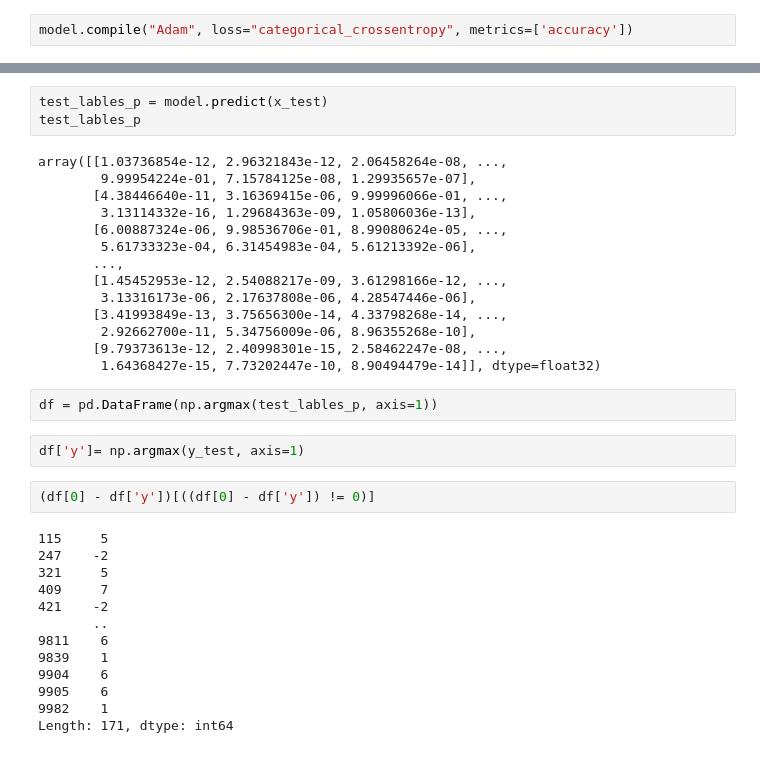
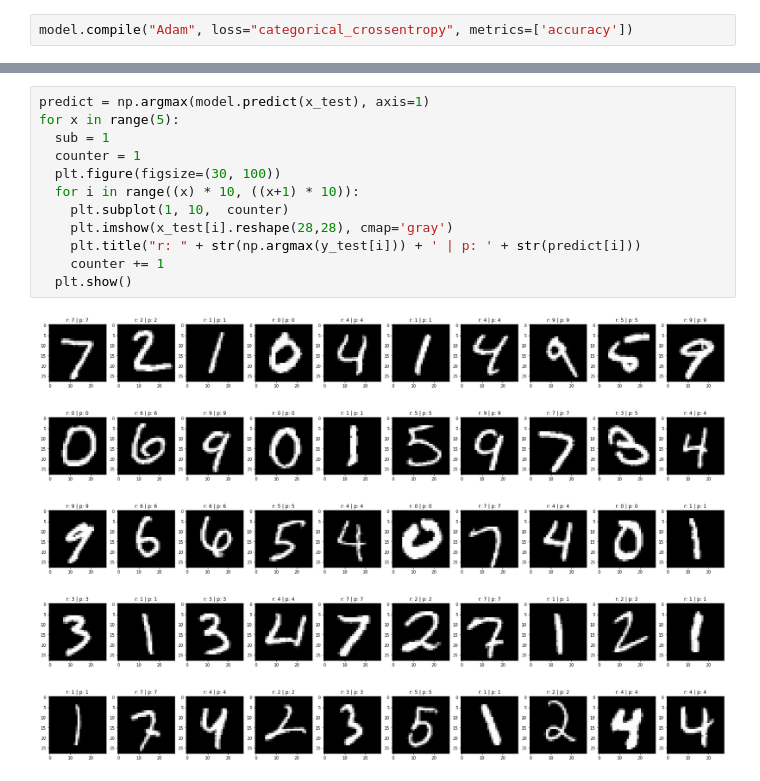
Before and after one commit to Dragon-Born/ML, a Jupyter notebook: Deep Learning/CNN/CNN_mnist.ipynb, the cells around one changed output, grey strips where cells are left out. Drawn from its saved outputs; the diff is of its cells as text.

```diff
--- a/Deep Learning/CNN/CNN_mnist.ipynb
+++ b/Deep Learning/CNN/CNN_mnist.ipynb
@@ -96,36 +100,18 @@ plt.show()
-# %%
-test_lables_p = model.predict(x_test)
-test_lables_p
-# %% [output]
-array([[1.03736854e-12, 2.96321843e-12, 2.06458264e-08, ...,
-        9.99954224e-01, 7.15784125e-08, 1.29935657e-07],
-       [4.38446640e-11, 3.16369415e-06, 9.99996066e-01, ...,
-        3.13114332e-16, 1.29684363e-09, 1.05806036e-13],
-       [6.00887324e-06, 9.98536706e-01, 8.99080624e-05, ...,
-        5.61733323e-04, 6.31454983e-04, 5.61213392e-06],
-       ...,
-       [1.45452953e-12, 2.54088217e-09, 3.61298166e-12, ...,
-        3.13316173e-06, 2.17637808e-06, 4.28547446e-06],
-       [3.41993849e-13, 3.75656300e-14, 4.33798268e-14, ...,
-        2.92662700e-11, 5.34756009e-06, 8.96355268e-10],
-       [9.79373613e-12, 2.40998301e-15, 2.58462247e-08, ...,
-        1.64368427e-15, 7.73202447e-10, 8.90494479e-14]], dtype=float32)
-# %%
-df = pd.DataFrame(np.argmax(test_lables_p, axis=1))
-# %%
-df['y']= np.argmax(y_test, axis=1)
-# %%
-(df[0] - df['y'])[((df[0] - df['y']) != 0)]
-# %% [output]
-115     5
-247    -2
-321     5
-409     7
-421    -2
-       ..
-9811    6
-9839    1
-9904    6
-9905    6
-9982    1
-Length: 171, dtype: int64
+# %%
+predict = np.argmax(model.predict(x_test), axis=1)
+for x in range(5):
+  sub = 1
+  counter = 1
+  plt.figure(figsize=(30, 100))
+  for i in range((x) * 10, ((x+1) * 10)):
+    plt.subplot(1, 10,  counter)
+    plt.imshow(x_test[i].reshape(28,28), cmap='gray')
+    plt.title("r: " + str(np.argmax(y_test[i])) + ' | p: ' + str(predict[i]))
+    counter += 1
+  plt.show()
+# %% [output]
+[figure, added]
+[figure, added]
+[figure, added]
+[figure, added]
+[figure, added]
```
Also changed, not shown: parts of 5 cells of this notebook, 1 other file.
